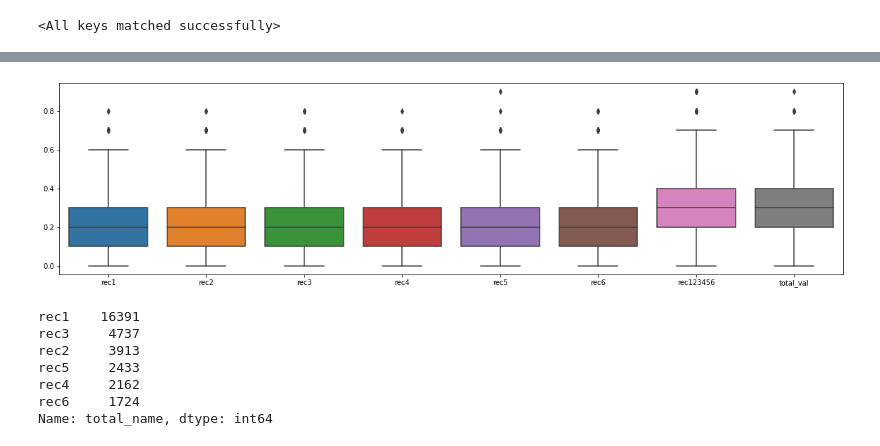
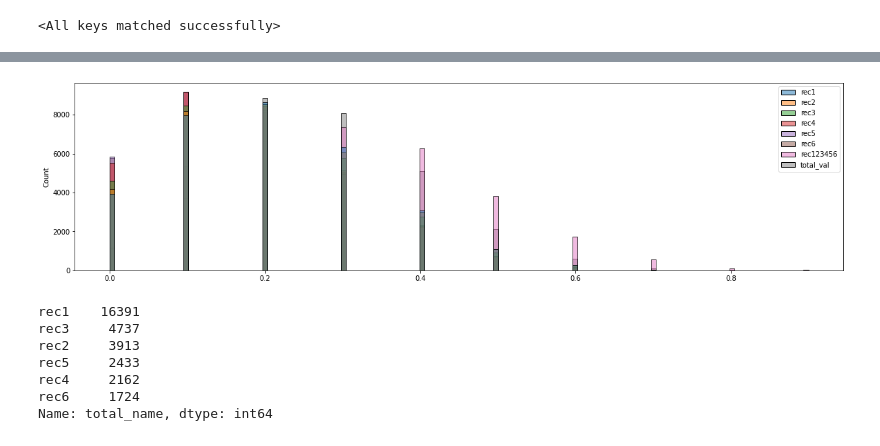
Before and after one commit to boostcampaitech3/level2-movie-recommendation-level2-recsys-05, a Jupyter notebook: jupyter/Ensembel.ipynb, the cells around one changed output, grey strips where cells are left out. Cells and saved outputs as stored; diff of their text form; code cells hidden in the pictures.

```diff
--- a/jupyter/Ensembel.ipynb
+++ b/jupyter/Ensembel.ipynb
@@ -28,7 +28,7 @@ config = {
 
 
     'submission_path' : "../submission",
-    'submission_name' : 'Ensembel_v4_submission.csv',
+    'submission_name' : 'Ensembel_v5_submission.csv',
 
     'candidate_item_num' : 50,
     'valid_samples' : 10, # 검증에 사용할 sample 수
@@ -895,12 +888,12 @@ new_df
 # %%
 import seaborn as sns
 import matplotlib.pyplot as plt
 
 plt.figure(figsize = (20, 5))
-sns.boxplot(data = new_df[["rec1", "rec2", "rec3", "rec4", "rec5", "rec6", 'rec123456', 'total_val']])
+sns.histplot(data = new_df[["rec1", "rec2", "rec3", "rec4", "rec5", "rec6", 'rec123456', 'total_val']])
 plt.show()
 # %% [output]
-[figure, old version]
+[figure, new version]
 # %%
 new_df['total_name'].value_counts()
 # %% [output]
```
Also changed, not shown: parts of 25 cells of this notebook.
